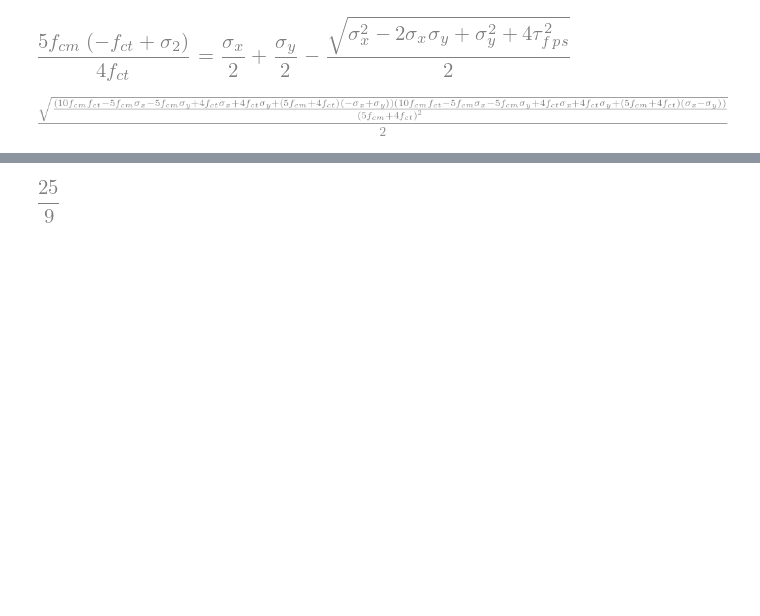
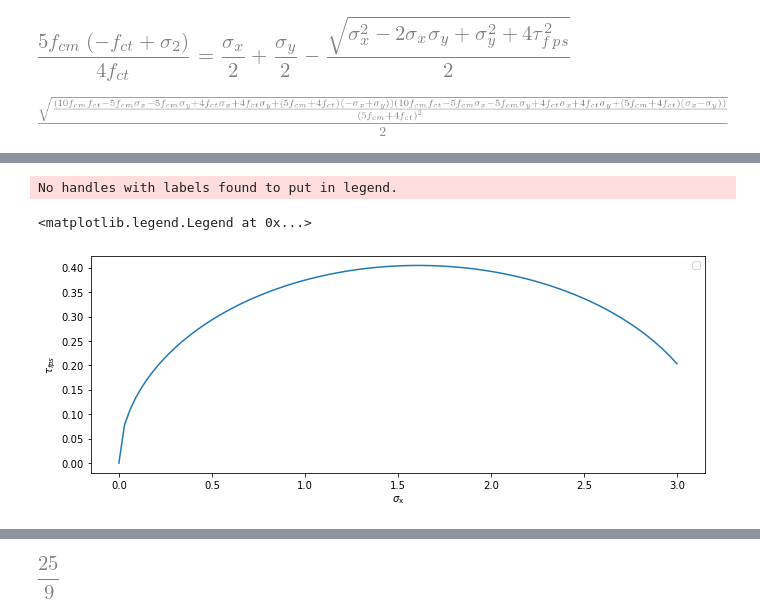
Before and after one commit to bmcs-group/bmcs_shear_zone, a Jupyter notebook: notebooks/fib/crack_tip_martin_concept_implementation.ipynb, the cells around one changed output, grey strips where cells are left out. Cells and saved outputs as stored; diff of their text form; code cells hidden in the pictures; blank space fills up the shorter version.

```diff
--- a/notebooks/fib/crack_tip_martin_concept_implementation.ipynb
+++ b/notebooks/fib/crack_tip_martin_concept_implementation.ipynb
@@ -320,0 +342,14 @@ tau_fps_solved
+# %%
+import matplotlib.pylab as plt
+_, ax1 = plt.subplots(1, 1, figsize=(11,4))
+sigma_y_fix = 3
+sigma_x_var = np.linspace(0, 3, 100)
+tau_fps_val = get_tau_fps(sigma_x_var, sigma_y_fix)
+ax1.plot(sigma_x_var, tau_fps_val)#color='blue', label = r'$\sigma_{\mathrm{x}}[i]}$')
+ax1.set_xlabel(r'$\sigma_{\mathrm{x}}$')
+ax1.set_ylabel(r'$\tau_{fps}}$')
+ax1.legend()
+# %% [output]
+No handles with labels found to put in legend.
+<matplotlib.legend.Legend at 0x...>
+[figure, added]
```
Also changed, not shown: parts of 18 cells of this notebook, 8 other files.
